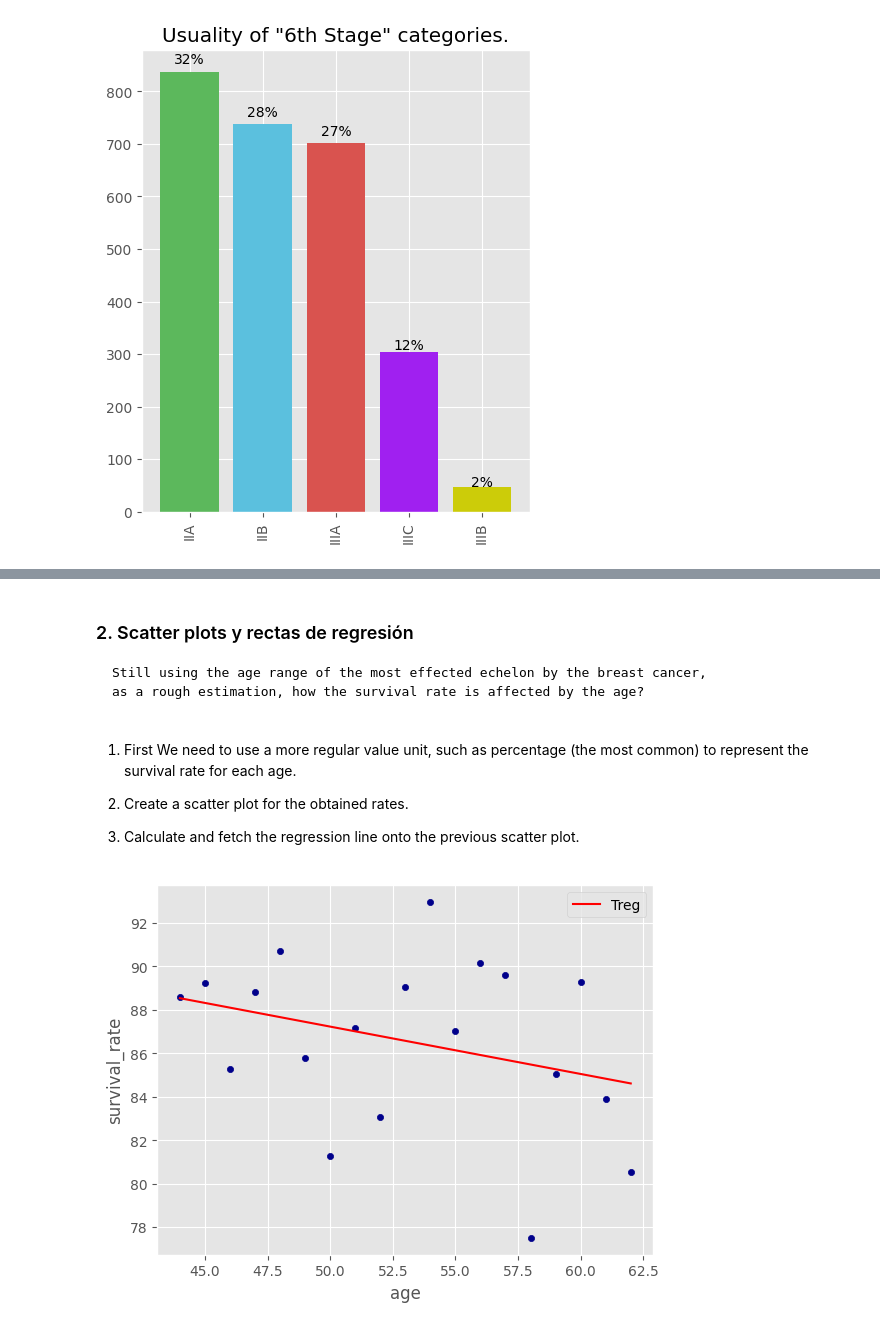
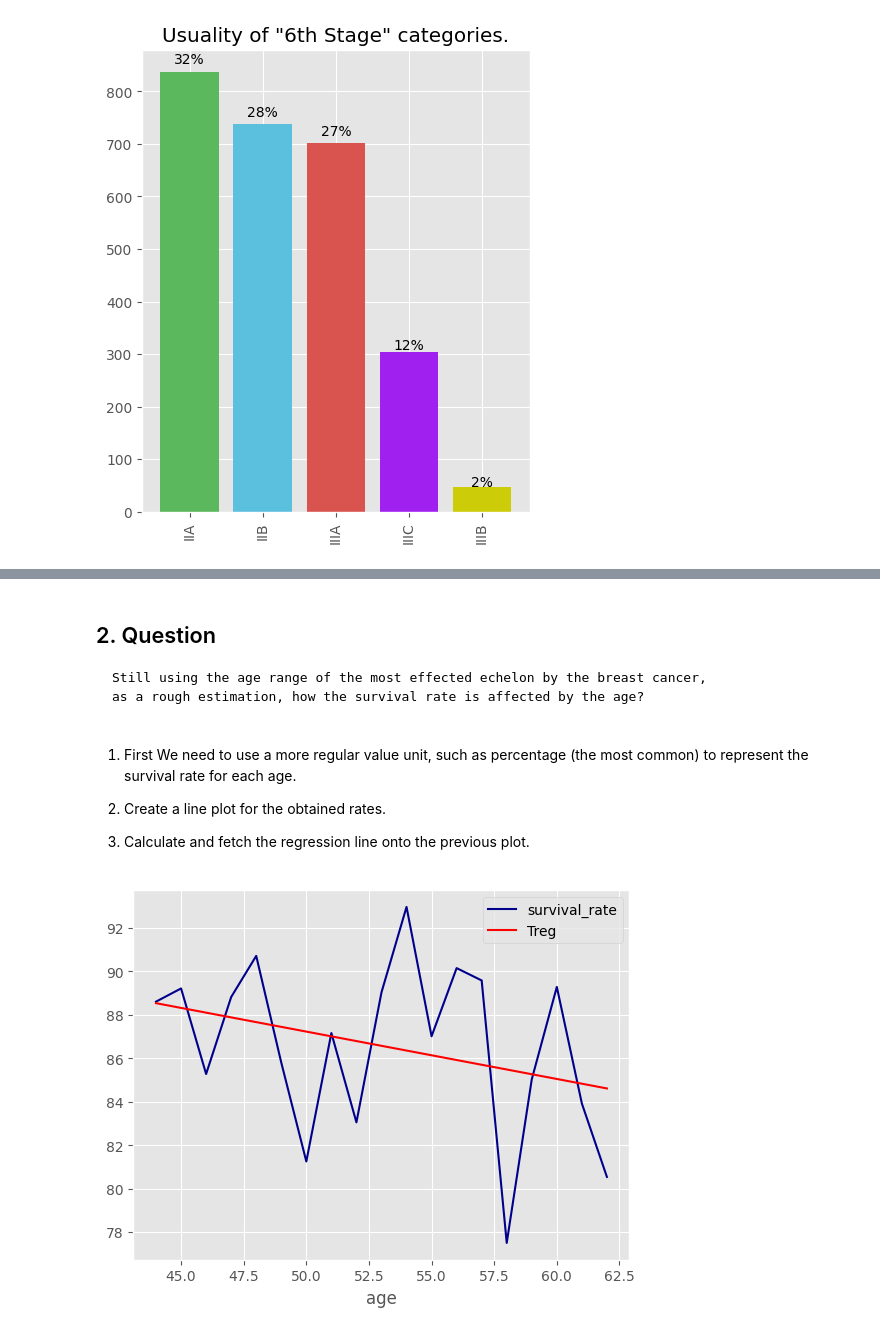
Before and after one commit to AniValle/Pandas_statistics_pt2, a Jupyter notebook: 1-Daniel_Majer.ipynb, the cells around one changed output, grey strips where cells are left out. Drawn from its saved outputs; the diff is of its cells as text; code cells hidden in the pictures.

```diff
--- a/1-Daniel_Majer.ipynb
+++ b/1-Daniel_Majer.ipynb
@@ -28,7 +34,7 @@ def get_age_series_by_race(tidy_data: pd.DataFrame) -> tuple[list[str], list[pd.
 
     return races_ls, races_labels
 
-def get_age_interquartile(tidy_data: pd.DataFrame, labels: list[str], bp: list[dict[str, float]]) -> pd.DataFrame:
+def get_age_interquartile(df: pd.DataFrame, labels: list[str], bp: list[dict[str, float]]) -> pd.DataFrame:
     ''' Get interquartile values of each box in the plot
         and fetch them into a data frame as it can be plotted in a histogram.
     '''
@@ -42,8 +48,8 @@ def get_age_interquartile(tidy_data: pd.DataFrame, labels: list[str], bp: list[d
         lower_quartile: float = bp['boxes'][i].get_ydata()[1]
         upper_quartile: float = bp['boxes'][i].get_ydata()[2]
 
-        race_ages:          pd.DataFrame = tidy_data.loc[(tidy_data['race'] == labels[i])]
-        most_affected_ages: list[int]    = list(race_ages[race_ages['age'].between(lower_quartile, upper_quartile)]['age'])
+        race_ages:          pd.DataFrame = df.loc[(df['race'] == labels[i])]
+        most_affected_ages: list[int]    = list(set(race_ages[race_ages['age'].between(lower_quartile, upper_quartile)]['age']))
 
         tmp_dict[labels[i]] += most_affected_ages
 
@@ -52,6 +58,7 @@ def get_age_interquartile(tidy_data: pd.DataFrame, labels: list[str], bp: list[d
     for race, ages in tmp_dict.items():
         df_dict['race'] += [race.strip(' ') for _ in range(len(ages))]
         df_dict['age']  += ages
+
 
     return pd.DataFrame(df_dict)
 
@@ -170,37 +221,47 @@ for p in ax.patches:
 # %% [markdown]
-### 2. Scatter plots y rectas de regresión
+## 2. Question
 
     Still using the age range of the most effected echelon by the breast cancer,
     as a rough estimation, how the survival rate is affected by the age?
 # %% [markdown]
 1. First We need to use a more regular value unit, such as percentage (the most common) to represent the survival rate for each age.
 
-2. Create a scatter plot for the obtained rates.
+2. Create a line plot for the obtained rates.
 
-3. Calculate and fetch the regression line onto the previous scatter plot.
+3. Calculate and fetch the regression line onto the previous plot.
 # %%
-total_by_age: pd.DataFrame = (most_affected_pacients.groupby('age', as_index=True)
-                                                    .agg(total = ('status', 'count'))
-)
+def get_survival_rate_by_age(data: pd.DataFrame) -> pd.DataFrame:
 
-survival_rates: pd.DataFrame = (most_affected_pacients.loc[(most_affected_pacients['status'] == 'Alive')]
-                                                      .groupby('age', as_index=True)
-                                                      .agg(survivals = ('status', 'count'))
-)
+    total_by_age: pd.DataFrame = (data.groupby('age', as_index=True)
+                                                        .agg(total = ('status', 'count'))
+    )
 
-merged_df = pd.concat([survival_rates, total_by_age], axis=1, join="inner")
+    survival_rates: pd.DataFrame = (data.loc[(most_affected_pacients['status'] == 'Alive')]
+                                                        .groupby('age', as_index=True)
+                                                        .agg(survivals = ('status', 'count'))
+    )
 
-merged_df['survival_rate'] = (merged_df['survivals'] / merged_df['total']) * 100
-merged_df.drop(columns=['survivals', 'total'], inplace=True)
+    merged_df = pd.concat([survival_rates, total_by_age], axis=1, join="inner")
 
-merged_df = merged_df.reset_index()
+    merged_df['survival_rate'] = (merged_df['survivals'] / merged_df['total']) * 100
+    merged_df.drop(columns=['survivals', 'total'], inplace=True)
 
-ax = merged_df.plot.scatter(x='age', y='survival_rate', c = 'DarkBlue')
+    return merged_df.reset_index()
 
-g = np.polyfit(merged_df['age'], merged_df['survival_rate'],1)
-f = np.poly1d(g)
+def plot_regression_line(df: pd.DataFrame, x_col: str, y_col: str, scatter=False) -> None:
 
-merged_df.insert(2, 'Treg', f(merged_df['age']))
-_  = merged_df.plot(x='age', y='Treg', color='Red', ax=ax)
+    if scatter:
+        ax = df.plot.scatter(x=x_col, y=y_col, c = 'DarkBlue')
+    else:
+        ax = df.plot(x=x_col, y=y_col, c = 'DarkBlue')
+
+    g = np.polyfit(df[x_col], df[y_col],1)
+    f = np.poly1d(g)
+
+    df.insert(2, 'Treg', f(df[x_col]))
+    _  = df.plot(x=x_col, y='Treg', color='Red', ax=ax)
+
+df_survival_rate: pd.DataFrame = get_survival_rate_by_age(most_affected_pacients)
+plot_regression_line(df_survival_rate, 'age', 'survival_rate')
 # %% [output]
-[figure, old version]
+[figure, new version]
```
Also changed, not shown: parts of 13 cells of this notebook, 1 other file.
